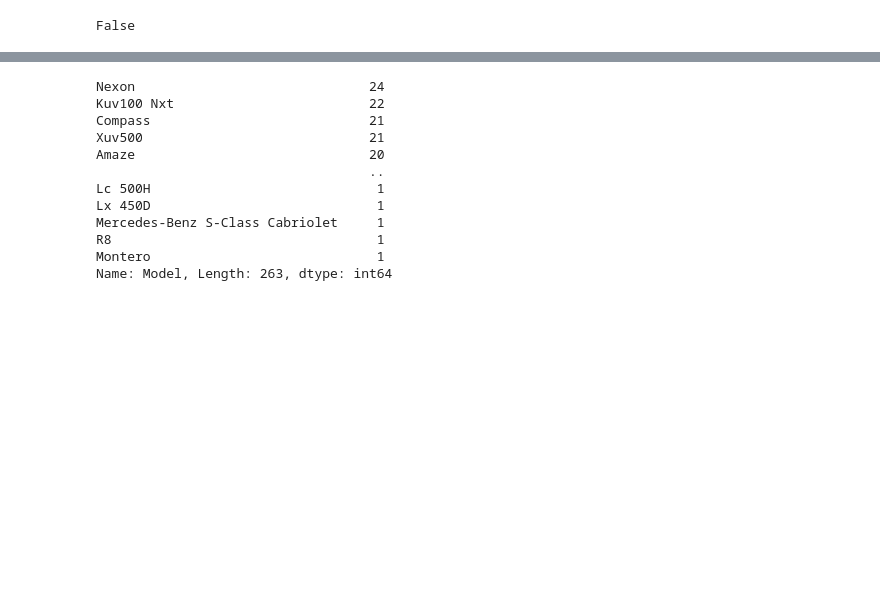
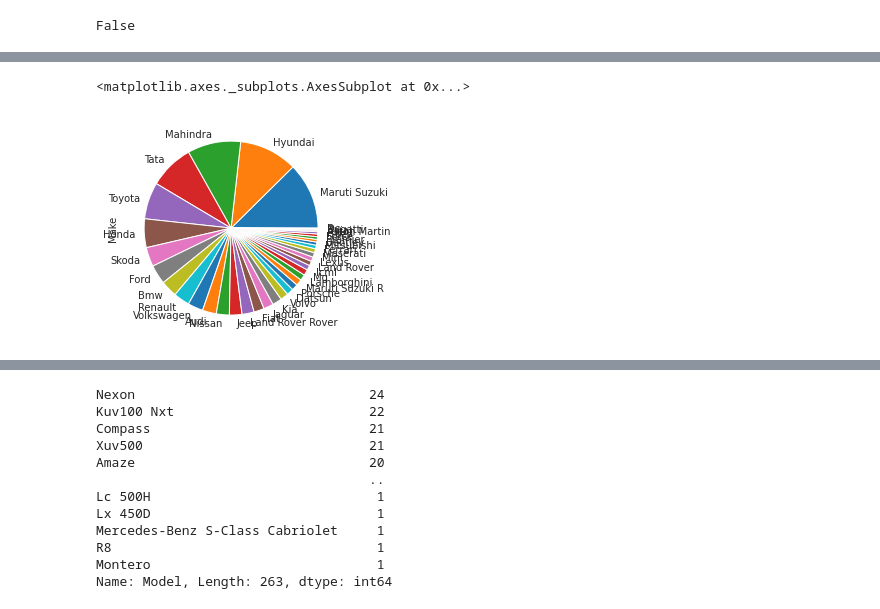
Before and after one commit to emojivibe/urvashi_data_engage, a Jupyter notebook: engage_cars.ipynb, the cells around one changed output, grey strips where cells are left out. Cells and saved outputs as stored; diff of their text form; code cells hidden in the pictures; blank space fills up the shorter version.

```diff
--- a/engage_cars.ipynb
+++ b/engage_cars.ipynb
@@ -202,0 +227,5 @@ df.Drivetrain.value_counts().plot(kind='pie')
+# %%
+df.Make.value_counts().plot(kind='pie')
+# %% [output]
+<matplotlib.axes._subplots.AxesSubplot at 0x...>
+[figure, added]
```
Also changed, not shown: parts of 59 cells of this notebook.
